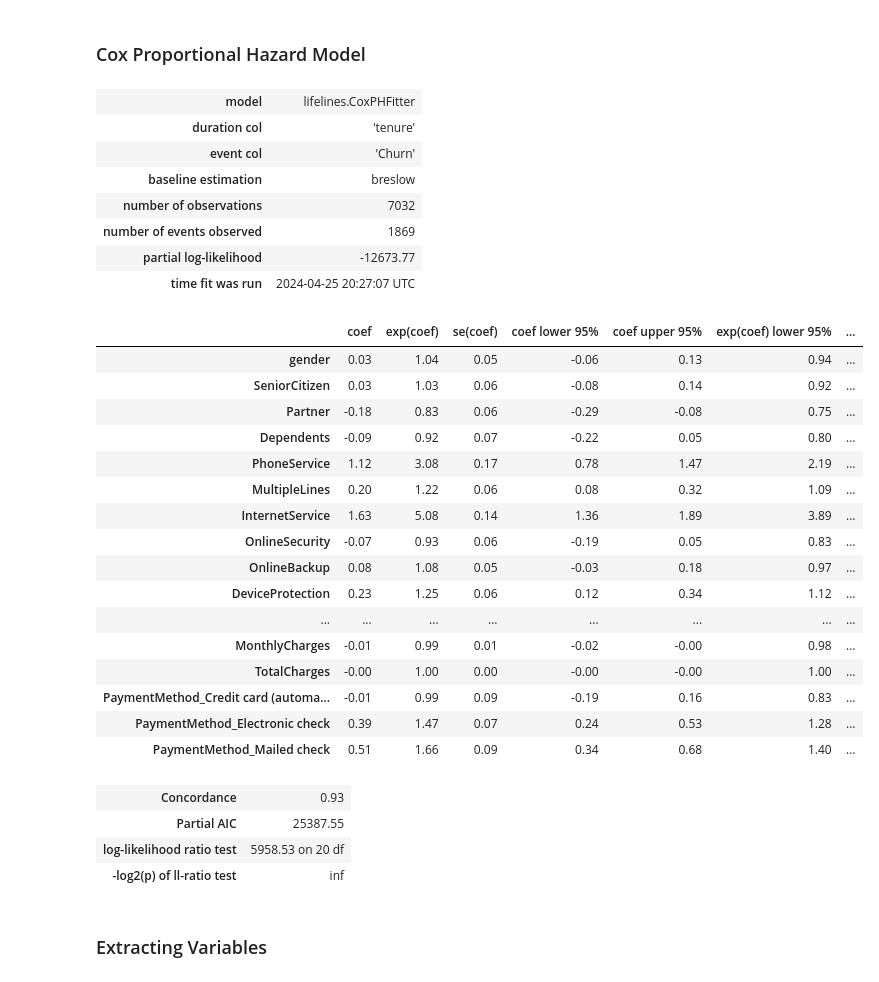
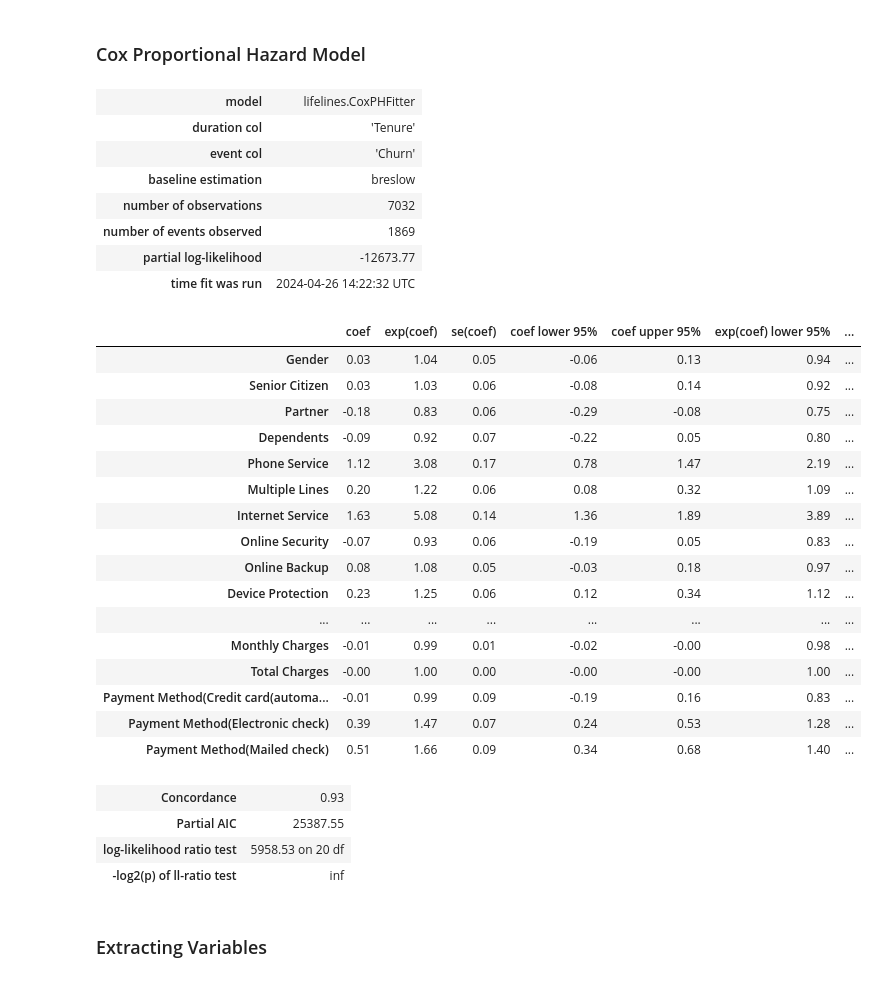
Before and after one commit to itssingh14/customer_churn_prediction, a Jupyter notebook: codes/notebook.ipynb, the cells around one changed output. Cells and saved outputs as stored; diff of their text form; code cells hidden in the pictures.

```diff
--- a/codes/notebook.ipynb
+++ b/codes/notebook.ipynb
@@ -278,6 +278,12 @@ plt.show()
 # %%
 # Using Pandas Library to Encode Payment Method Column
 dataset = pd.get_dummies(dataset, columns=['Payment Method'], drop_first=True)
+# %%
+new_columns = list(dataset.columns)
+new_columns[-1] = 'Payment Method(Mailed check)'
+new_columns[-2] = 'Payment Method(Electronic check)'
+new_columns[-3] = 'Payment Method(Credit card(automatic))'
+dataset.columns = new_columns
 # %% [markdown]
 ### Correlation Heatmap
 # %%
@@ -295,34 +301,34 @@ plt.show()
 ### Cox Proportional Hazard Model
 # %%
 cph = CoxPHFitter()
-cph.fit(dataset, 'tenure', 'Churn')
+cph.fit(dataset, 'Tenure', 'Churn')
 cph.print_summary()
 # %% [output]
 | model | lifelines.CoxPHFitter |
-| duration col | 'tenure' |
+| duration col | 'Tenure' |
 | event col | 'Churn' |
 | baseline estimation | breslow |
 | number of observations | 7032 |
 | number of events observed | 1869 |
 | partial log-likelihood | -12673.77 |
-| time fit was run | 2024-04-25 20:27:07 UTC |
+| time fit was run | 2024-04-26 14:22:32 UTC |
 |  | coef | exp(coef) | se(coef) | coef lower 95% | coef upper 95% | exp(coef) lower 95% | ... |
-| gender | 0.03 | 1.04 | 0.05 | -0.06 | 0.13 | 0.94 | ... |
-| SeniorCitizen | 0.03 | 1.03 | 0.06 | -0.08 | 0.14 | 0.92 | ... |
+| Gender | 0.03 | 1.04 | 0.05 | -0.06 | 0.13 | 0.94 | ... |
+| Senior Citizen | 0.03 | 1.03 | 0.06 | -0.08 | 0.14 | 0.92 | ... |
 | Partner | -0.18 | 0.83 | 0.06 | -0.29 | -0.08 | 0.75 | ... |
 | Dependents | -0.09 | 0.92 | 0.07 | -0.22 | 0.05 | 0.80 | ... |
-| PhoneService | 1.12 | 3.08 | 0.17 | 0.78 | 1.47 | 2.19 | ... |
-| MultipleLines | 0.20 | 1.22 | 0.06 | 0.08 | 0.32 | 1.09 | ... |
-| InternetService | 1.63 | 5.08 | 0.14 | 1.36 | 1.89 | 3.89 | ... |
-| OnlineSecurity | -0.07 | 0.93 | 0.06 | -0.19 | 0.05 | 0.83 | ... |
-| OnlineBackup | 0.08 | 1.08 | 0.05 | -0.03 | 0.18 | 0.97 | ... |
-| DeviceProtection | 0.23 | 1.25 | 0.06 | 0.12 | 0.34 | 1.12 | ... |
+| Phone Service | 1.12 | 3.08 | 0.17 | 0.78 | 1.47 | 2.19 | ... |
+| Multiple Lines | 0.20 | 1.22 | 0.06 | 0.08 | 0.32 | 1.09 | ... |
+| Internet Service | 1.63 | 5.08 | 0.14 | 1.36 | 1.89 | 3.89 | ... |
+| Online Security | -0.07 | 0.93 | 0.06 | -0.19 | 0.05 | 0.83 | ... |
+| Online Backup | 0.08 | 1.08 | 0.05 | -0.03 | 0.18 | 0.97 | ... |
+| Device Protection | 0.23 | 1.25 | 0.06 | 0.12 | 0.34 | 1.12 | ... |
 | ... | ... | ... | ... | ... | ... | ... | ... |
-| MonthlyCharges | -0.01 | 0.99 | 0.01 | -0.02 | -0.00 | 0.98 | ... |
-| TotalCharges | -0.00 | 1.00 | 0.00 | -0.00 | -0.00 | 1.00 | ... |
-| PaymentMethod_Credit card (automa... | -0.01 | 0.99 | 0.09 | -0.19 | 0.16 | 0.83 | ... |
-| PaymentMethod_Electronic check | 0.39 | 1.47 | 0.07 | 0.24 | 0.53 | 1.28 | ... |
-| PaymentMethod_Mailed check | 0.51 | 1.66 | 0.09 | 0.34 | 0.68 | 1.40 | ... |
+| Monthly Charges | -0.01 | 0.99 | 0.01 | -0.02 | -0.00 | 0.98 | ... |
+| Total Charges | -0.00 | 1.00 | 0.00 | -0.00 | -0.00 | 1.00 | ... |
+| Payment Method(Credit card(automa... | -0.01 | 0.99 | 0.09 | -0.19 | 0.16 | 0.83 | ... |
+| Payment Method(Electronic check) | 0.39 | 1.47 | 0.07 | 0.24 | 0.53 | 1.28 | ... |
+| Payment Method(Mailed check) | 0.51 | 1.66 | 0.09 | 0.34 | 0.68 | 1.40 | ... |
 | Concordance | 0.93 |
 | Partial AIC | 25387.55 |
 | log-likelihood ratio test | 5958.53 on 20 df |
```
Also changed, not shown: parts of 14 cells of this notebook.
